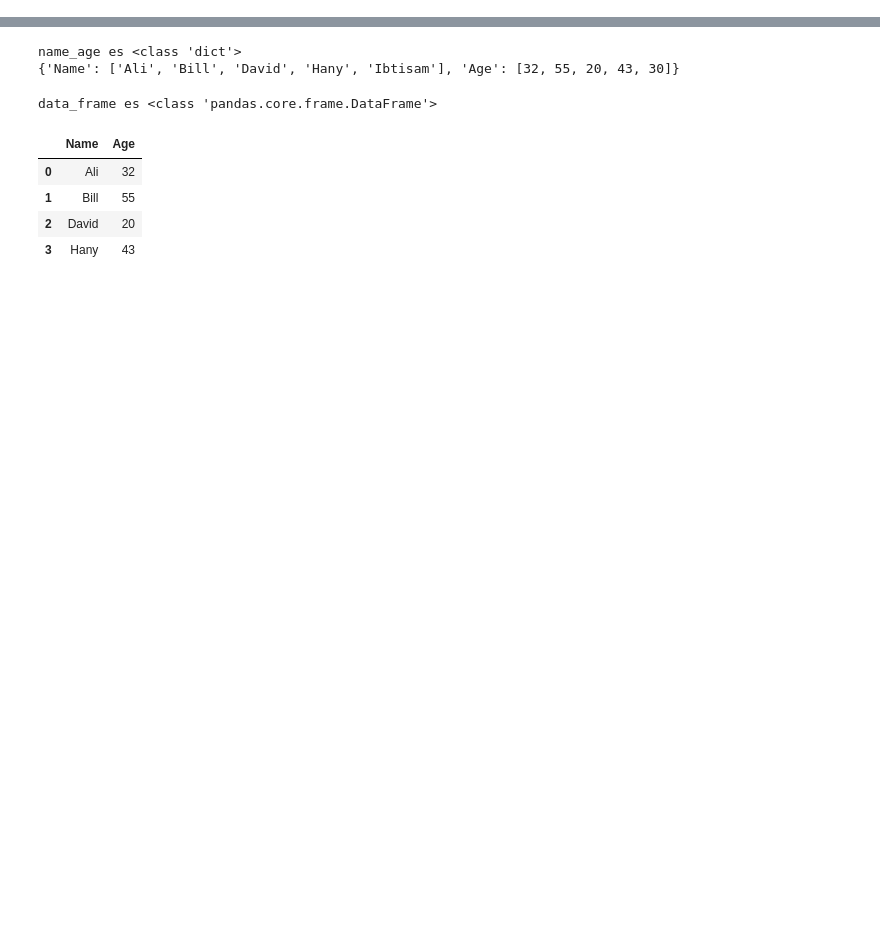
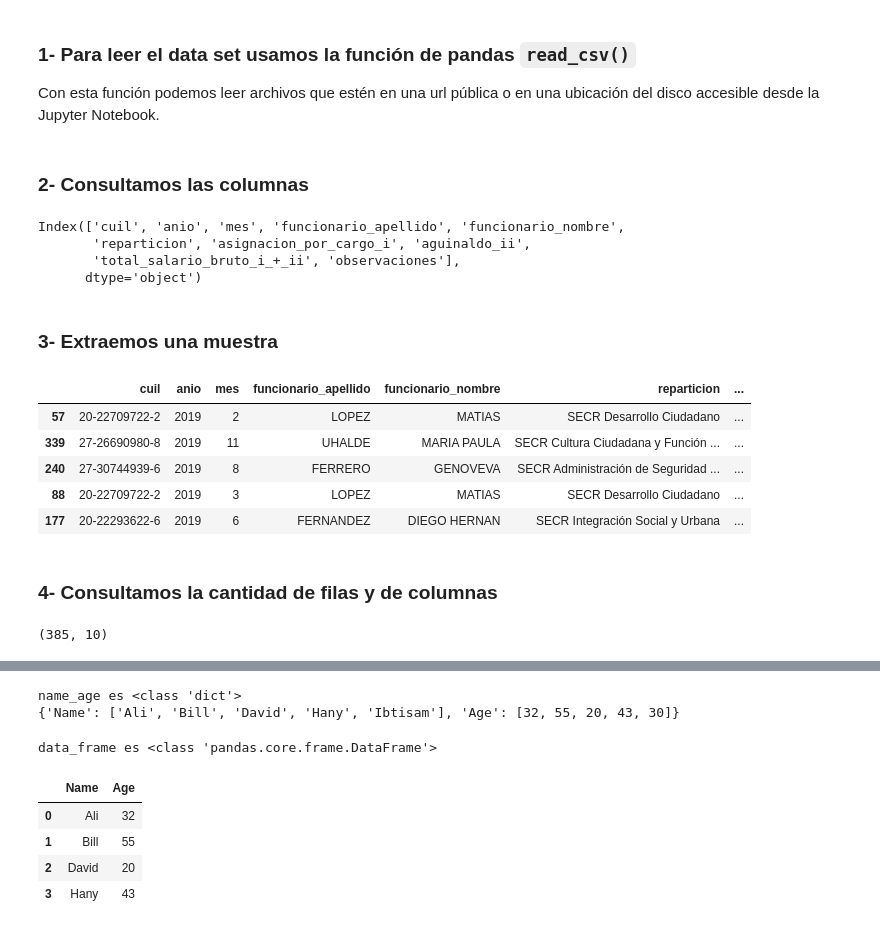
Before and after one commit to mateosuster/pythonungs, a Jupyter notebook: MPE_III_Intro_Pandas.ipynb, the cells around one changed output, grey strips where cells are left out. Cells and saved outputs as stored; diff of their text form; code cells hidden in the pictures; blank space fills up the shorter version.

Commit message:
probando guardado de pandas

```diff
--- a/MPE_III_Intro_Pandas.ipynb
+++ b/MPE_III_Intro_Pandas.ipynb
@@ -23,0 +25,34 @@ Podemos crear dataframes de varias maneras:
+# %% [markdown]
+### 1- Para leer el data set usamos la función de pandas `read_csv()`
+
+
+Con esta función podemos leer archivos que estén en una url pública o en una ubicación del disco accesible desde la Jupyter Notebook.
+# %%
+df = pd.read_csv('http://cdn.buenosaires.gob.ar/datosabiertos/datasets/sueldo-funcionarios/sueldo_funcionarios_2019.csv')
+# %% [markdown]
+### 2- Consultamos las columnas
+# %%
+df.columns
+# %% [output]
+Index(['cuil', 'anio', 'mes', 'funcionario_apellido', 'funcionario_nombre',
+       'reparticion', 'asignacion_por_cargo_i', 'aguinaldo_ii',
+       'total_salario_bruto_i_+_ii', 'observaciones'],
+      dtype='object')
+# %% [markdown]
+### 3- Extraemos una muestra
+# %%
+df.sample(5)
+# %% [output]
+|  | cuil | anio | mes | funcionario_apellido | funcionario_nombre | reparticion | ... |
+| 57 | 20-22709722-2 | 2019 | 2 | LOPEZ | MATIAS | SECR Desarrollo Ciudadano | ... |
+| 339 | 27-26690980-8 | 2019 | 11 | UHALDE | MARIA PAULA | SECR Cultura Ciudadana y Función ... | ... |
+| 240 | 27-30744939-6 | 2019 | 8 | FERRERO | GENOVEVA | SECR Administración de Seguridad ... | ... |
+| 88 | 20-22709722-2 | 2019 | 3 | LOPEZ | MATIAS | SECR Desarrollo Ciudadano | ... |
+| 177 | 20-22293622-6 | 2019 | 6 | FERNANDEZ | DIEGO HERNAN | SECR Integración Social y Urbana | ... |
+# %% [markdown]
+### 4- Consultamos la cantidad de filas y de columnas
+# %%
+# La propiedad shape nos devuelve una tupla (filas,columnas)
+df.shape
+# %% [output]
+(385, 10)
```
Also changed, not shown: parts of 11 cells of this notebook.
